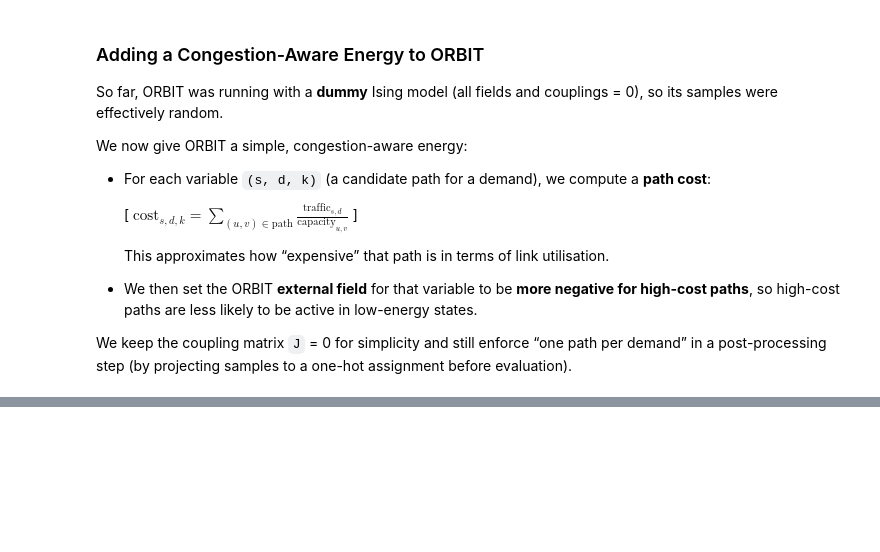
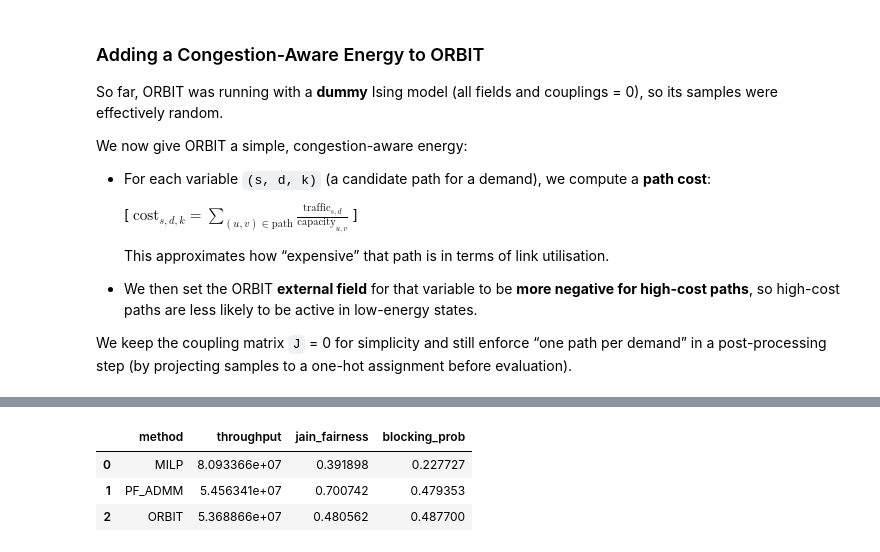
Before and after one commit to adam-909/qd, a Jupyter notebook: notebooks/demo.ipynb, the cells around one changed output, grey strips where cells are left out. Saved outputs shown, nothing was run; the diff lists cells and outputs as text; code cells hidden in the pictures; blank space fills up the shorter version.

```diff
--- a/notebooks/demo.ipynb
+++ b/notebooks/demo.ipynb
@@ -893,0 +996,43 @@ meaningful optimisation gains.
+# %%
+from helpers.te_metrics import total_throughput, jain_fairness, blocking_probability
+
+demand_vol = {k_id: vol for (k_id, src, dst, vol) in demands}
+
+f_milp = {
+    k_id: x_milp[k_id] * demand_vol[k_id]
+    for k_id in demand_vol
+}
+
+f_pf_full = {k_id: f_pf.get(k_id, 0.0) for k_id in demand_vol}
+
+scale = 1.0 if best_mlu <= 1.0 else 1.0 / best_mlu
+
+f_orbit = {
+    k_id: demand_vol[k_id] * scale
+    for k_id in demand_vol
+}
+# %%
+import pandas as pd
+
+methods = {
+    "MILP": f_milp,
+    "PF_ADMM": f_pf_full,
+    "ORBIT": f_orbit,
+}
+
+rows = []
+for name, flows in methods.items():
+    rows.append({
+        "method": name,
+        "throughput": total_throughput(flows),
+        "jain_fairness": jain_fairness(flows),
+        "blocking_prob": blocking_probability(flows, demands),
+    })
+
+metrics_df = pd.DataFrame(rows)
+metrics_df
+# %% [output]
+|  | method | throughput | jain_fairness | blocking_prob |
+| 0 | MILP | 8.093366e+07 | 0.391898 | 0.227727 |
+| 1 | PF_ADMM | 5.456341e+07 | 0.700742 | 0.479353 |
+| 2 | ORBIT | 5.368866e+07 | 0.480562 | 0.487700 |
```
Also changed, not shown: parts of 17 cells of this notebook, 1 other file.
